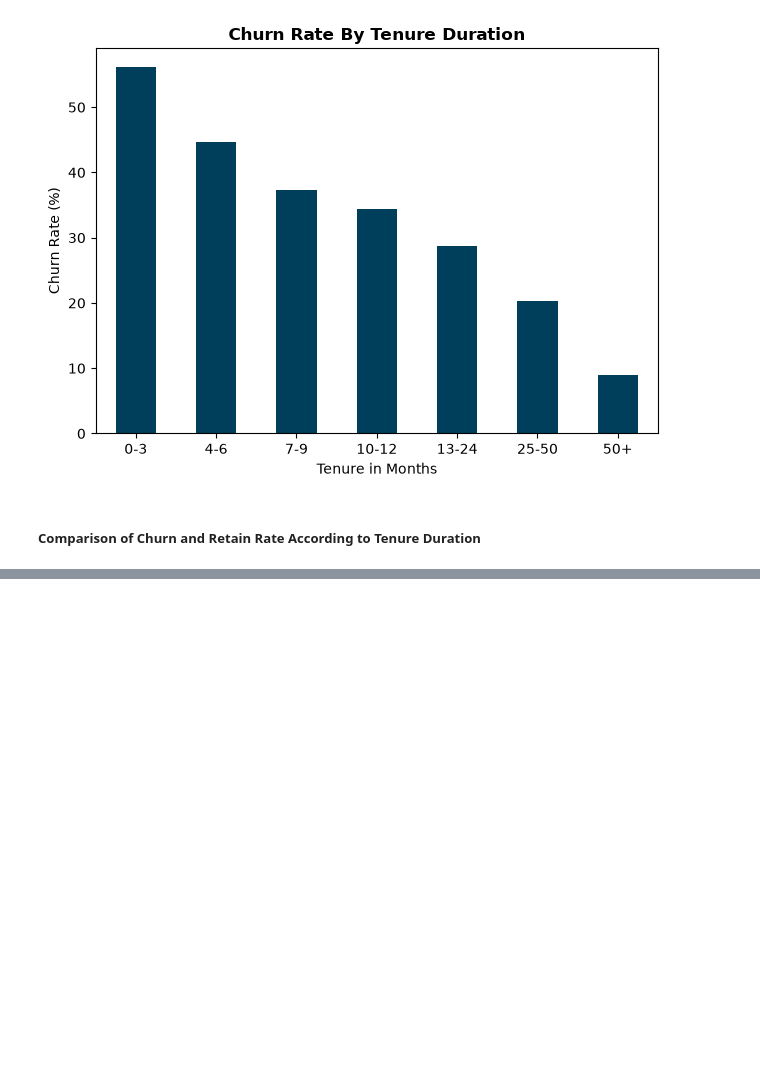
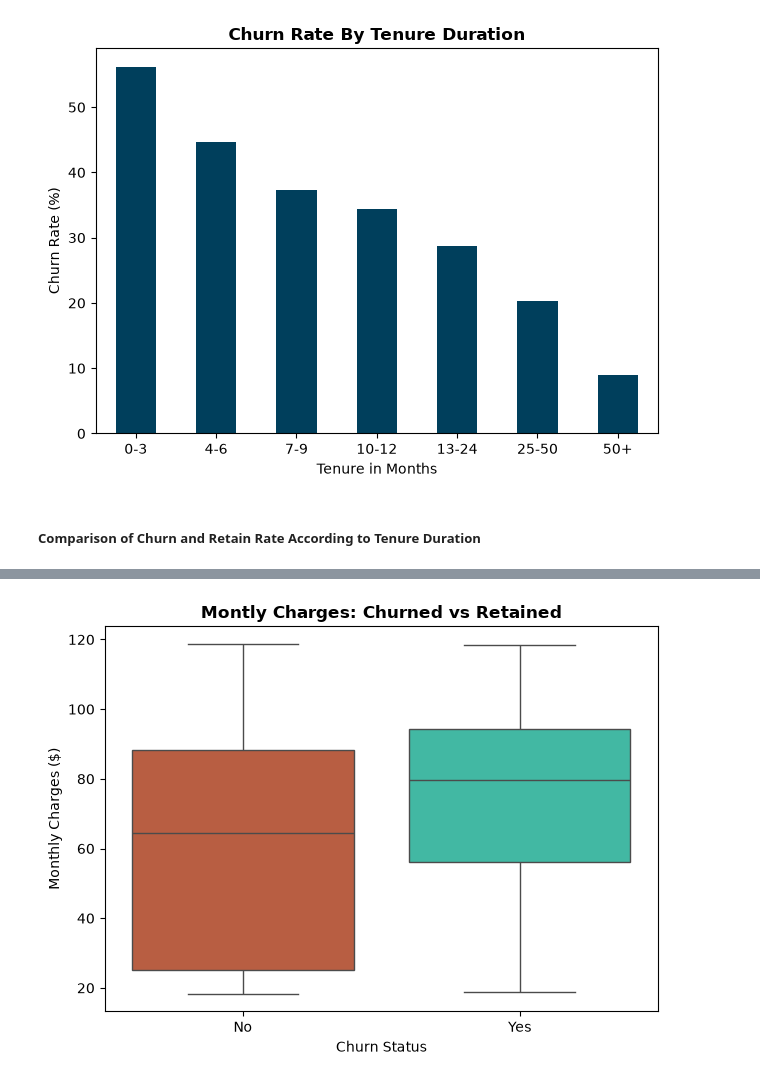
Before and after one commit to AlainRegisDev88/FUTURE_DS_02, a Jupyter notebook: future_interns_task2_.ipynb, the cells around one changed output, grey strips where cells are left out. Cells and saved outputs as stored; diff of their text form; code cells hidden in the pictures; blank space fills up the shorter version.

Commit message:
add Montly Charges: Churned vs Retailed

```diff
--- a/future_interns_task2_.ipynb
+++ b/future_interns_task2_.ipynb
@@ -133 +122,13 @@ Name: tenure, Length: 1869, dtype: int64
 [figure]
+# %%
+# Montly Charges: Churned vs Retailed
+
+plt.figure()
+sns.boxplot(data=df, x='Churn', y='MonthlyCharges',hue='Churn', palette=["#cc532ede", "#2eccaf"], legend=False)
+plt.title('Montly Charges: Churned vs Retained', fontsize=12, fontweight='bold')
+plt.ylabel('Monthly Charges ($)')
+plt.xlabel('Churn Status')
+plt.tight_layout()
+plt.savefig('./results/04_charges_comparison.png', dpi=300)
+# %% [output]
+[figure, added]
```
Also changed, not shown: parts of 3 cells of this notebook, 3 other files.
